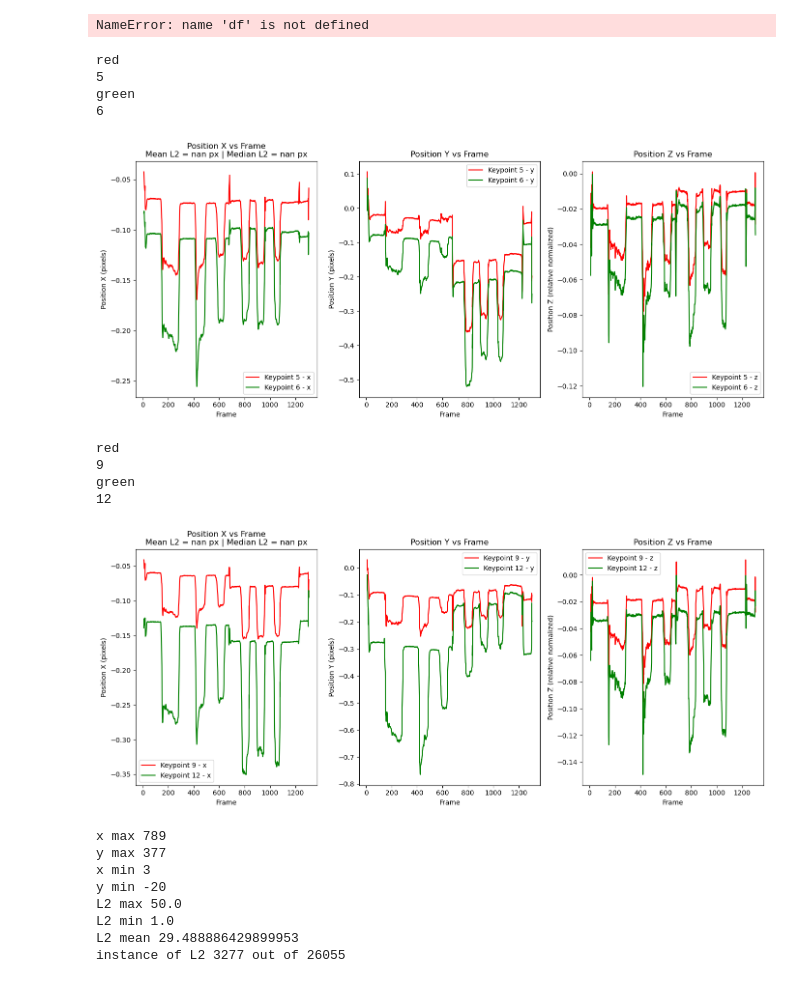
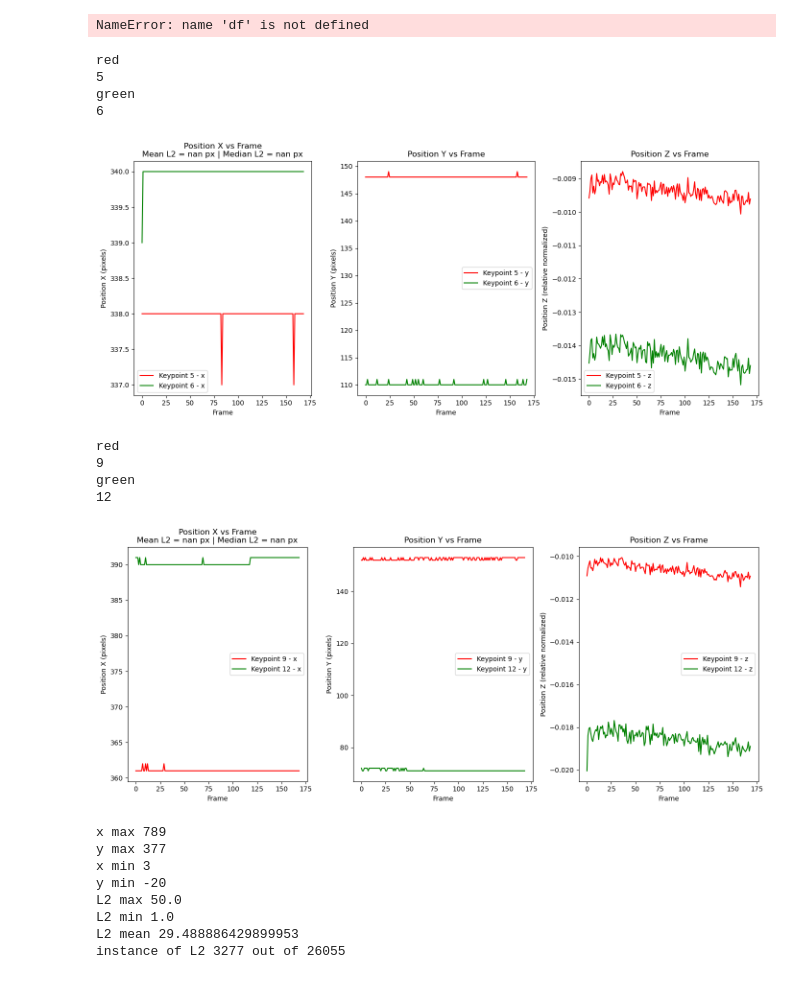
Before and after one commit to Agoist654/sfe, a Jupyter notebook: hand_landmarker(1).ipynb, the cells around one changed output. Cells and saved outputs as stored; diff of their text form; code cells hidden in the pictures.

```diff
--- a/hand_landmarker(1).ipynb
+++ b/hand_landmarker(1).ipynb
@@ -1658,19 +1658,19 @@ def plot_keypoints_vs_blue(df, keypoint_id_1, keypoint_id_2=None, blue_point=Tru
     plt.show()
 # %%
 # og bruité
-plot_keypoints_vs_blue(dfn,5, 6,blue_point=False)
-plot_keypoints_vs_blue(dfn,9, 12,blue_point=False)
+plot_keypoints_vs_blue(df,5, 6,blue_point=False)
+plot_keypoints_vs_blue(df,9, 12,blue_point=False)
 # %% [output]
 red
 5
 green
 6
-[figure, old version]
+[figure, new version]
 red
 9
 green
 12
-[figure, old version]
+[figure, new version]
 # %%
 display(df)
 # %%
```
Also changed, not shown: parts of 9 cells of this notebook.
